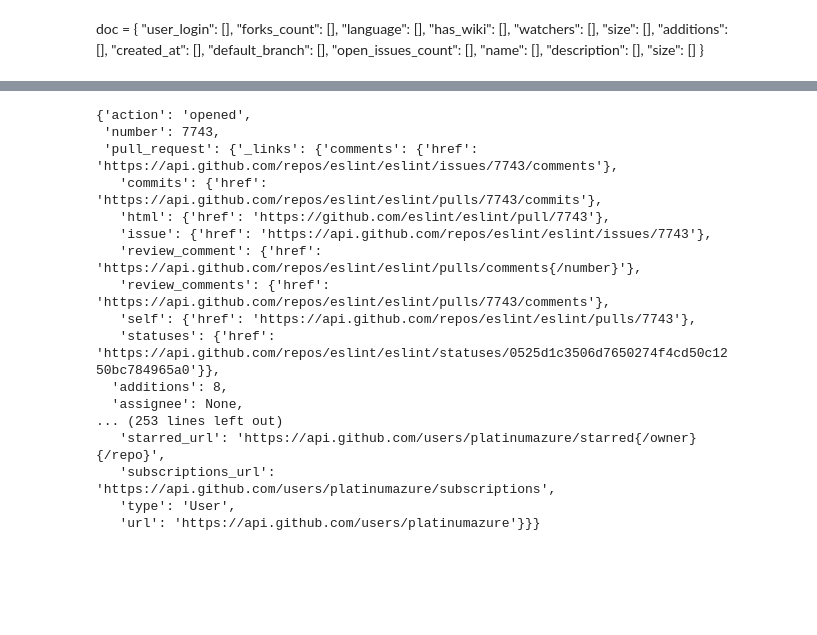
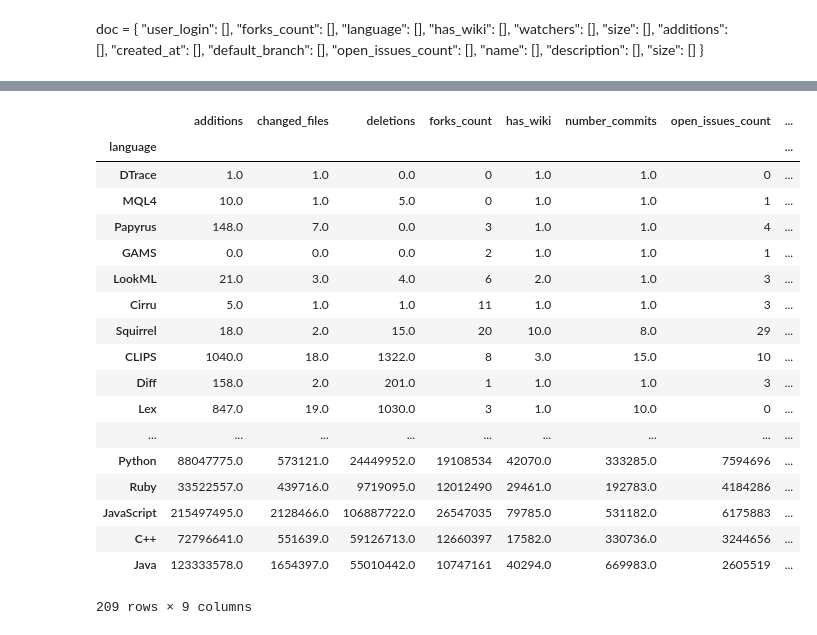
Before and after one commit to jebradbury39/GithubAnalysis, a Jupyter notebook: CreateOneCSV.ipynb, the cells around one changed output, grey strips where cells are left out. Drawn from its saved outputs; the diff is of its cells as text; code cells hidden in the pictures; blank space fills up the shorter version.

```diff
--- a/CreateOneCSV.ipynb
+++ b/CreateOneCSV.ipynb
@@ -132,20 +143,0 @@ data
-# %%
-ast.literal_eval(data["payload"].iloc[27])
-# %% [output]
-{'action': 'opened',
- 'number': 7743,
- 'pull_request': {'_links': {'comments': {'href': 'https://api.github.com/repos/eslint/eslint/issues/7743/comments'},
-   'commits': {'href': 'https://api.github.com/repos/eslint/eslint/pulls/7743/commits'},
-   'html': {'href': 'https://github.com/eslint/eslint/pull/7743'},
-   'issue': {'href': 'https://api.github.com/repos/eslint/eslint/issues/7743'},
-   'review_comment': {'href': 'https://api.github.com/repos/eslint/eslint/pulls/comments{/number}'},
-   'review_comments': {'href': 'https://api.github.com/repos/eslint/eslint/pulls/7743/comments'},
-   'self': {'href': 'https://api.github.com/repos/eslint/eslint/pulls/7743'},
-   'statuses': {'href': 'https://api.github.com/repos/eslint/eslint/statuses/0525d1c3506d7650274f4cd50c1250bc784965a0'}},
-  'additions': 8,
-  'assignee': None,
-... (253 lines left out)
-   'starred_url': 'https://api.github.com/users/platinumazure/starred{/owner}{/repo}',
-   'subscriptions_url': 'https://api.github.com/users/platinumazure/subscriptions',
-   'type': 'User',
-   'url': 'https://api.github.com/users/platinumazure'}}}
@@ -151,0 +146,22 @@ ast.literal_eval(data["payload"].iloc[27])
+# %%
+allData.groupby("language").sum().sort_values("size")
+# %% [output]
+|  | additions | changed_files | deletions | forks_count | has_wiki | number_commits | open_issues_count | ... |
+| language |  |  |  |  |  |  |  | ... |
+| DTrace | 1.0 | 1.0 | 0.0 | 0 | 1.0 | 1.0 | 0 | ... |
+| MQL4 | 10.0 | 1.0 | 5.0 | 0 | 1.0 | 1.0 | 1 | ... |
+| Papyrus | 148.0 | 7.0 | 0.0 | 3 | 1.0 | 1.0 | 4 | ... |
+| GAMS | 0.0 | 0.0 | 0.0 | 2 | 1.0 | 1.0 | 1 | ... |
+| LookML | 21.0 | 3.0 | 4.0 | 6 | 2.0 | 1.0 | 3 | ... |
+| Cirru | 5.0 | 1.0 | 1.0 | 11 | 1.0 | 1.0 | 3 | ... |
+| Squirrel | 18.0 | 2.0 | 15.0 | 20 | 10.0 | 8.0 | 29 | ... |
+| CLIPS | 1040.0 | 18.0 | 1322.0 | 8 | 3.0 | 15.0 | 10 | ... |
+| Diff | 158.0 | 2.0 | 201.0 | 1 | 1.0 | 1.0 | 3 | ... |
+| Lex | 847.0 | 19.0 | 1030.0 | 3 | 1.0 | 10.0 | 0 | ... |
+| ... | ... | ... | ... | ... | ... | ... | ... | ... |
+| Python | 88047775.0 | 573121.0 | 24449952.0 | 19108534 | 42070.0 | 333285.0 | 7594696 | ... |
+| Ruby | 33522557.0 | 439716.0 | 9719095.0 | 12012490 | 29461.0 | 192783.0 | 4184286 | ... |
+| JavaScript | 215497495.0 | 2128466.0 | 106887722.0 | 26547035 | 79785.0 | 531182.0 | 6175883 | ... |
+| C++ | 72796641.0 | 551639.0 | 59126713.0 | 12660397 | 17582.0 | 330736.0 | 3244656 | ... |
+| Java | 123333578.0 | 1654397.0 | 55010442.0 | 10747161 | 40294.0 | 669983.0 | 2605519 | ... |
+209 rows × 9 columns
```
Also changed, not shown: parts of 3 cells of this notebook.
